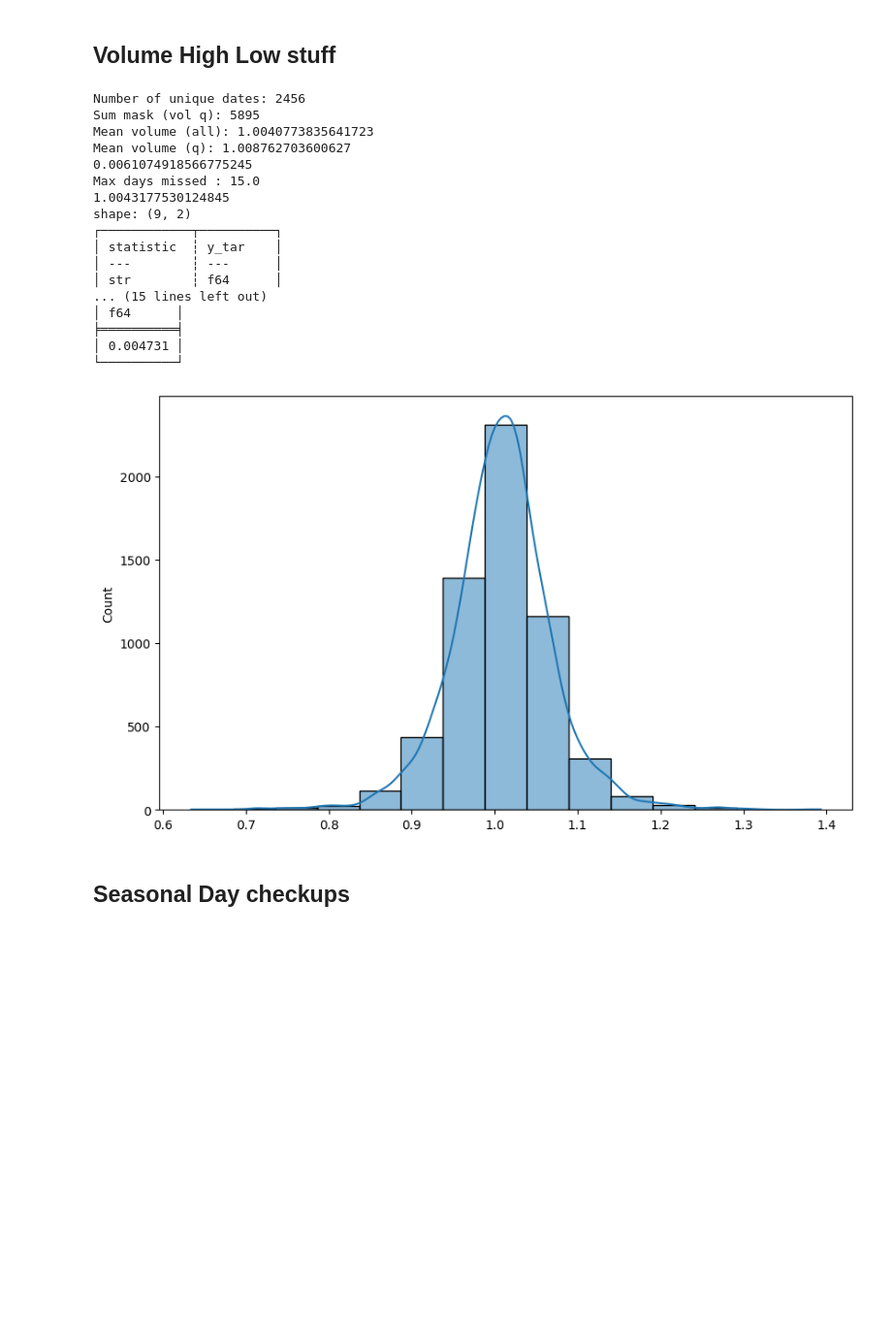
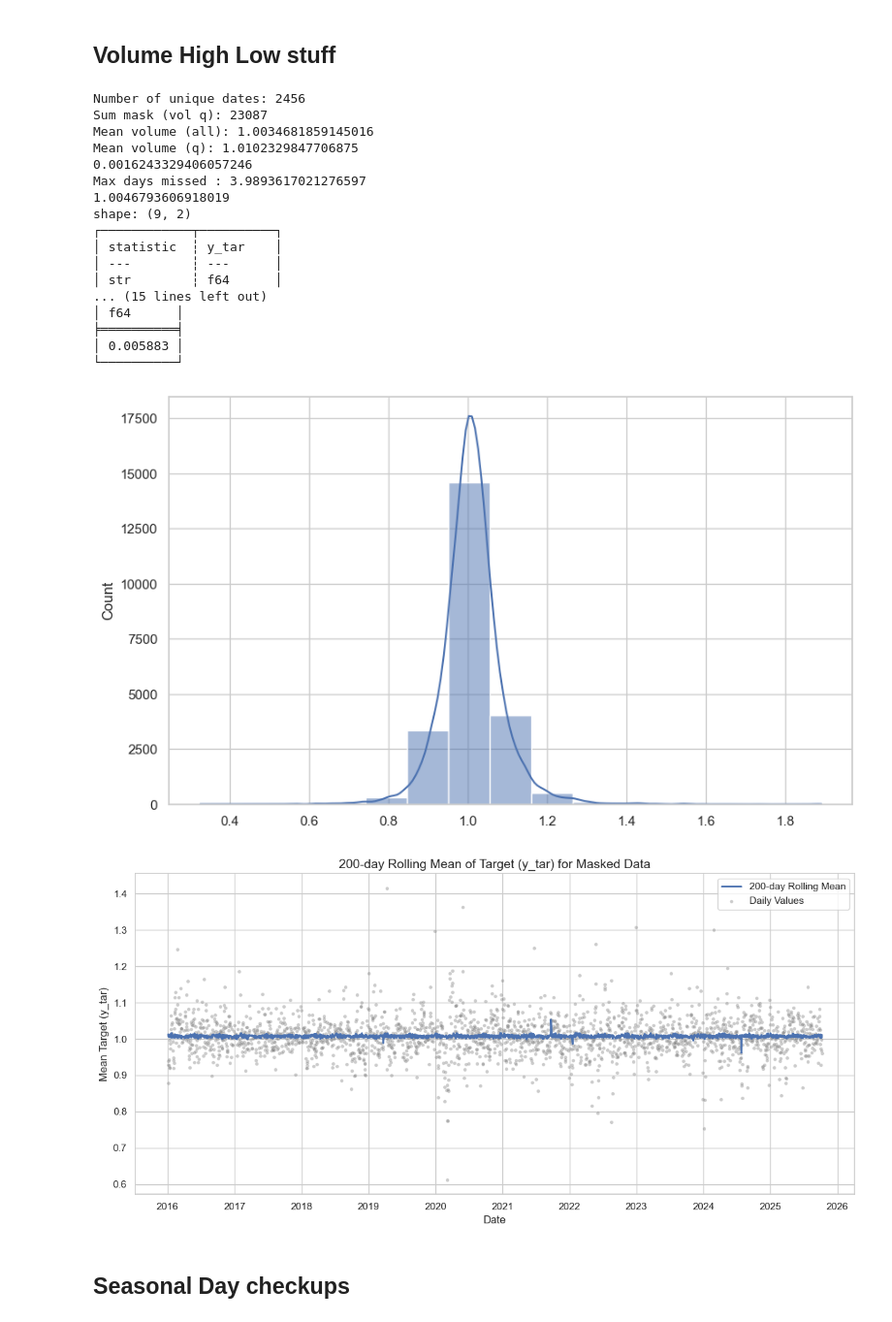
Before and after one commit to KImeriGitHub/RandomOdyssey, a Jupyter notebook: notebooks/sandbox_statistics.ipynb, the cells around one changed output. Shown at 97% size. Saved outputs shown, nothing was run; the diff lists cells and outputs as text; code cells hidden in the pictures; blank space fills up the shorter version.

```diff
--- a/notebooks/sandbox_statistics.ipynb
+++ b/notebooks/sandbox_statistics.ipynb
@@ -36,7 +36,7 @@ params = {
 }
 # %%
 timegroup = "group_regOHLCV_over5years"
-stock_group = "group_debug"
+stock_group = "group_dez_lowspread"
 stock_group_short = '_'.join(stock_group.split('_')[1:])
 
 global_start_date = datetime.date(2016, 1, 1)
@@ -82,7 +82,7 @@ print(f"Number of unique dates: {len(n_dates)}")
 q_vol = np.quantile(Xtime[:, -1, idx_lstm_vol], 0.9)
 mask = Xtime[:, -1, idx_lstm_vol] > q_vol
 
-idx_tar = 4
+idx_tar = 5
 print(f"Sum mask (vol q): {np.sum(mask)}")
 print(f"Mean volume (all): {np.mean(ytree[:, idx_tar])}")
 print(f"Mean volume (q): {np.mean(ytree[mask][:, idx_tar])}")
@@ -90,41 +90,63 @@ print(f"Mean volume (q): {np.mean(ytree[mask][:, idx_tar])}")
 plt.figure(figsize=(10, 6))
 sns.histplot(ytree[mask][:, idx_tar], bins=15, kde=True)
 
 change_idx = np.flatnonzero(np.r_[True, mask[1:] != mask[:-1], True])
 max_run = np.diff(change_idx).max()
 
 print(max_run/len(mask))  # 3
 print(f"Max days missed : {max_run/len(mask) * len(n_dates)}")
 
 from src.hyperparameterTuning.HelperMetrics import HelperMetrics
 
 perday_eval = HelperMetrics.evaluate_mask_fast(mask, meta_tr.get_column("date"), ytree[:, idx_tar])
 print(perday_eval)
 
 meta_ext = meta_tr.with_columns(pl.Series("y_tar", ytree[:, idx_tar]))
 meta_ext_masked = meta_ext.filter(mask)
 perday_eval_masked = meta_ext_masked.group_by("date").agg(pl.col("y_tar").mean())
 print(perday_eval_masked.select(pl.col("y_tar")).describe())
 print(perday_eval_masked.select(pl.col("y_tar").log()).mean())
+
+df = perday_eval_masked.select(["date", "y_tar"]).to_pandas()
+
+# Compute rolling mean (30 days)
+wndw = 200
+df["y_tar_rollmean"] = df["y_tar"].rolling(window=wndw, min_periods=1).mean()
+
+# Set Seaborn style
+sns.set_theme(style="whitegrid")
+
+# Plot
+plt.figure(figsize=(12, 6))
+sns.lineplot(data=df, x="date", y="y_tar_rollmean", label=f"{wndw}-day Rolling Mean", linewidth=2, color="C0")
+sns.scatterplot(data=df, x="date", y="y_tar", s=15, alpha=0.4, color="gray", label="Daily Values")
+
+plt.title(f"{wndw}-day Rolling Mean of Target (y_tar) for Masked Data", fontsize=14)
+plt.xlabel("Date")
+plt.ylabel("Mean Target (y_tar)")
+plt.legend()
+plt.tight_layout()
+plt.show()
 # %% [output]
 Number of unique dates: 2456
-Sum mask (vol q): 5895
-Mean volume (all): 1.0040773835641723
-Mean volume (q): 1.008762703600627
-0.0061074918566775245
-Max days missed : 15.0
-1.0043177530124845
+Sum mask (vol q): 23087
+Mean volume (all): 1.0034681859145016
+Mean volume (q): 1.0102329847706875
+0.0016243329406057246
+Max days missed : 3.9893617021276597
+1.0046793606918019
 shape: (9, 2)
 ┌────────────┬──────────┐
 │ statistic  ┆ y_tar    │
 │ ---        ┆ ---      │
 │ str        ┆ f64      │
 ... (15 lines left out)
 │ f64      │
 ╞══════════╡
-│ 0.004731 │
+│ 0.005883 │
 └──────────┘
-[figure, old version]
+[figure, new version]
+[figure, added]
 # %% [markdown]
 ## Seasonal Day checkups
 # %%
```
Also changed, not shown: parts of 1 cell of this notebook.
